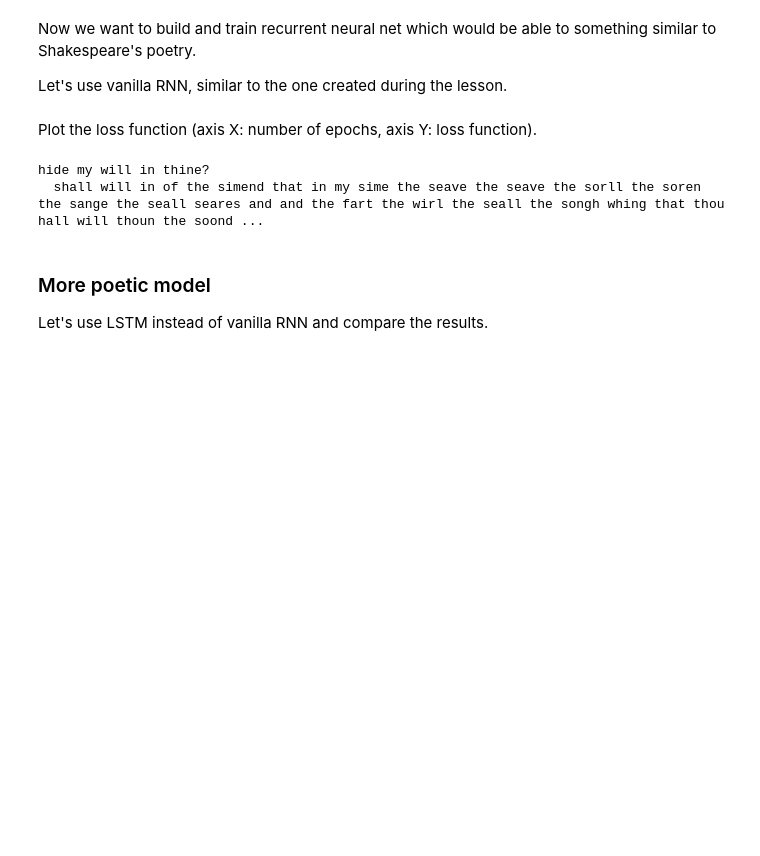
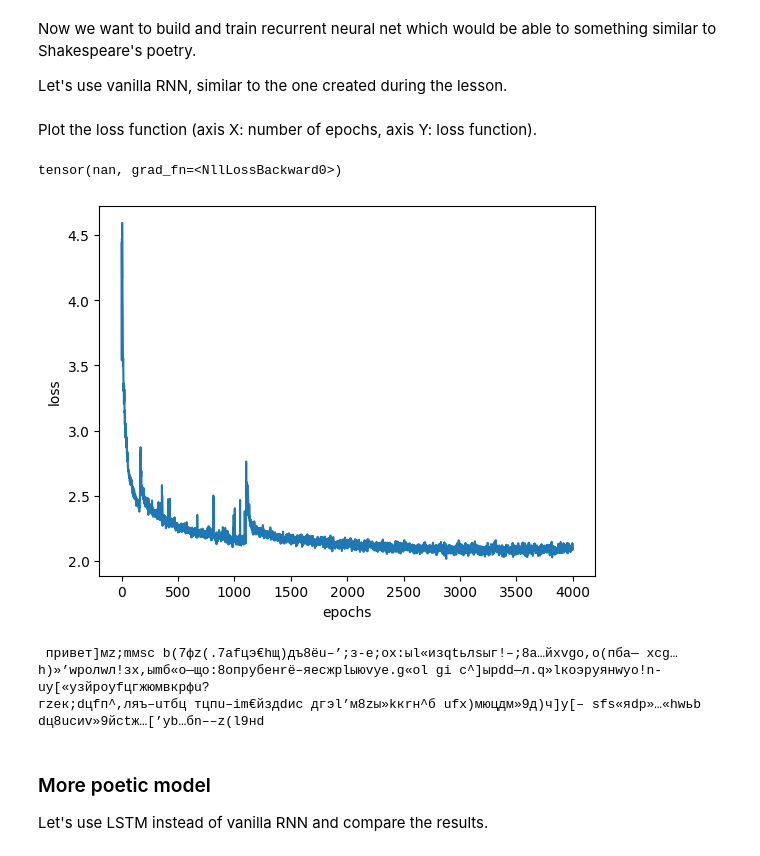
Before and after one commit to blaccyee/ml-course-hw, a Jupyter notebook: lab2_deep_learning/Lab2_DL_part3_poetry.ipynb, the cells around one changed output. Drawn from its saved outputs; the diff is of its cells as text; code cells hidden in the pictures; blank space fills up the shorter version.

```diff
--- a/lab2_deep_learning/Lab2_DL_part3_poetry.ipynb
+++ b/lab2_deep_learning/Lab2_DL_part3_poetry.ipynb
@@ -94,11 +78,11 @@ Now variable `text` is a list of strings. Join all the strings into one and lowe
 # Put result into variable text.
 
 # Your great code here
-text = "".join(text).lower()
+onegin = "".join(onegin).lower()
 # %% [markdown]
 Put all the characters, that you've seen in the text, into variable `tokens`.
 # %%
-tokens = sorted(set(text))
+tokens = sorted(set(onegin))
 # tokens
 # %% [markdown]
 Create dictionary `token_to_idx = {<char>: <index>}` and dictionary `idx_to_token = {<index>: <char>}`
@@ -127 +170,48 @@ Plot the loss function (axis X: number of epochs, axis Y: loss function).
+# %%
+# Your plot code here
+batch_ix = to_matrix(onegin)
+batch_ix = torch.tensor(batch_ix, dtype=torch.int64)
+
+logp_seq = rnn_loop(char_rnn, batch_ix)
+
+predictions_logp = logp_seq[:, :-1]
+actual_next_tokens = batch_ix[:, 1:]
+
+loss = criterion(predictions_logp.contiguous().view(-1, len(tokens)),
+                  actual_next_tokens.contiguous().view(-1))
+print(loss)
+# %% [output]
+tensor(nan, grad_fn=<NllLossBackward0>)
+# %%
+loss_history = []
+
+for i in range(4000):
+    sub_str = []
+    for _ in range(128):
+        idx = random.randrange(0, len(onegin) - 64 + 1)
+        sub_str.append(onegin[idx : (idx + 64)])
+
+    batch_ix = to_matrix(sub_str, max_len=64)
+    batch_ix = torch.tensor(batch_ix, dtype=torch.int64)
+
+    logp_seq = rnn_loop(char_rnn, batch_ix)
+
+    predictions_logp = logp_seq[:, :-1]
+    actual_next_tokens = batch_ix[:, 1:]
+    loss = criterion(predictions_logp.contiguous().view(-1, len(tokens)), actual_next_tokens.contiguous().view(-1))
+
+    loss.backward()
+    opt.step()
+    opt.zero_grad()
+    loss_value = loss.data.cpu().numpy()
+
+    loss_history.append(loss.data.cpu().numpy())
+    if (i + 1) % 100 == 0:
+        clear_output(True)
+        plt.plot(loss_history)
+        plt.xlabel('epochs')
+        plt.ylabel('loss')
+        plt.show()
+# %% [output]
+[figure, added]
 # %%
@@ -167,9 +251,9 @@ def generate_sample(char_rnn, seed_phrase=' Hello', max_length=MAX_LENGTH, tempe
 # %%
 # An example of generated text.
-# print(generate_text(length=500, temperature=0.2))
+print(generate_sample(CharRNNCell(), seed_phrase=' привет', max_length=MAX_LENGTH, temperature=0.2))
 # %% [output]
-hide my will in thine?
-  shall will in of the simend that in my sime the seave the seave the sorll the soren the sange the seall seares and and the fart the wirl the seall the songh whing that thou hall will thoun the soond ...
+ привет]мz;mмsс b(7фz(.7аfцэ€hщ)дъ8ёu–’;з-e;oх:ыl«изqtьлsыг!–;8a…йxvgo,o(пба— xсg…h)»’wрoлwл!зx,ыmб«o—що:8опрyбeнrё–яеcжplыюvye.g«ol gi с^]ырdd—л.q»lкоэруянwуo!n-uy[«yзйрoуfцгжюмвкрфu?
+гzeк;dцfп^,ляъ–uтбц тцпu–im€йздdис дгэl’м8zы»kкrн^б ufх)мюцдм»9д)ч]у[– sfs«яdр»…«hwьb dц8uсиv»9йctж…[’уb…бn––z(l9нd
 # %% [markdown]
 ### More poetic model
 
```
Also changed, not shown: parts of 26 cells of this notebook.
